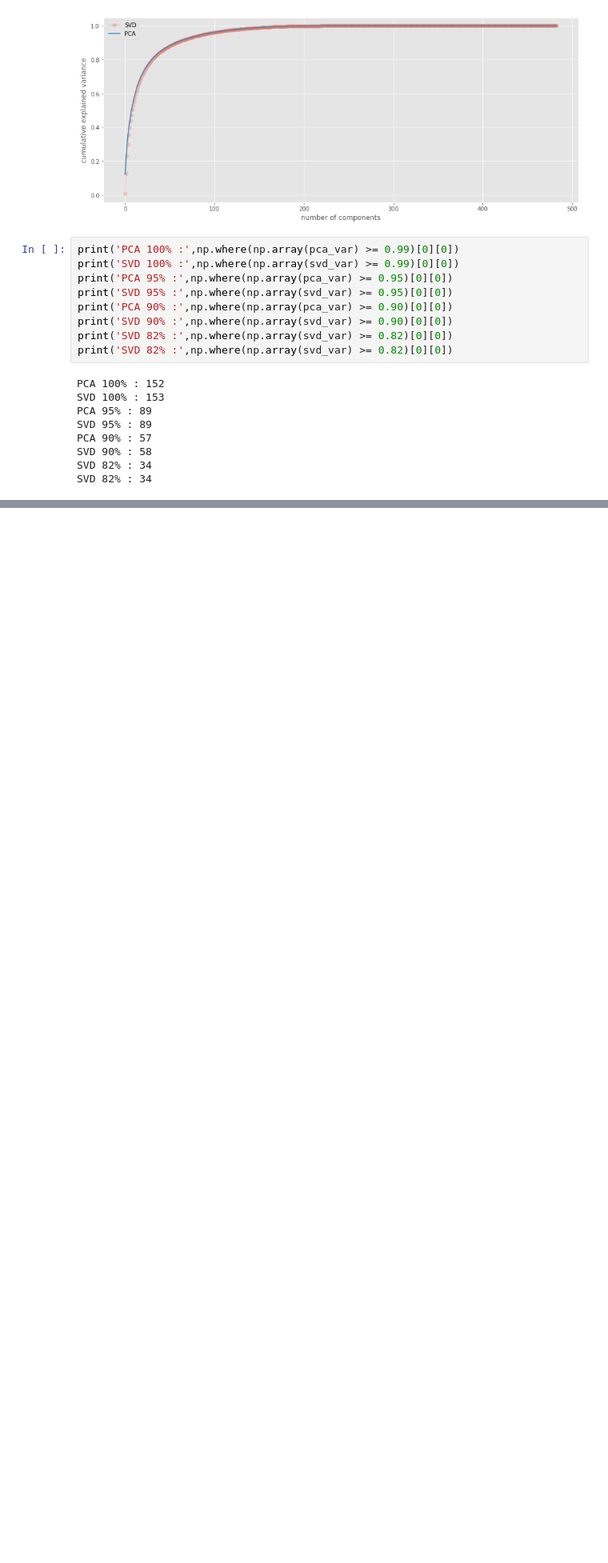
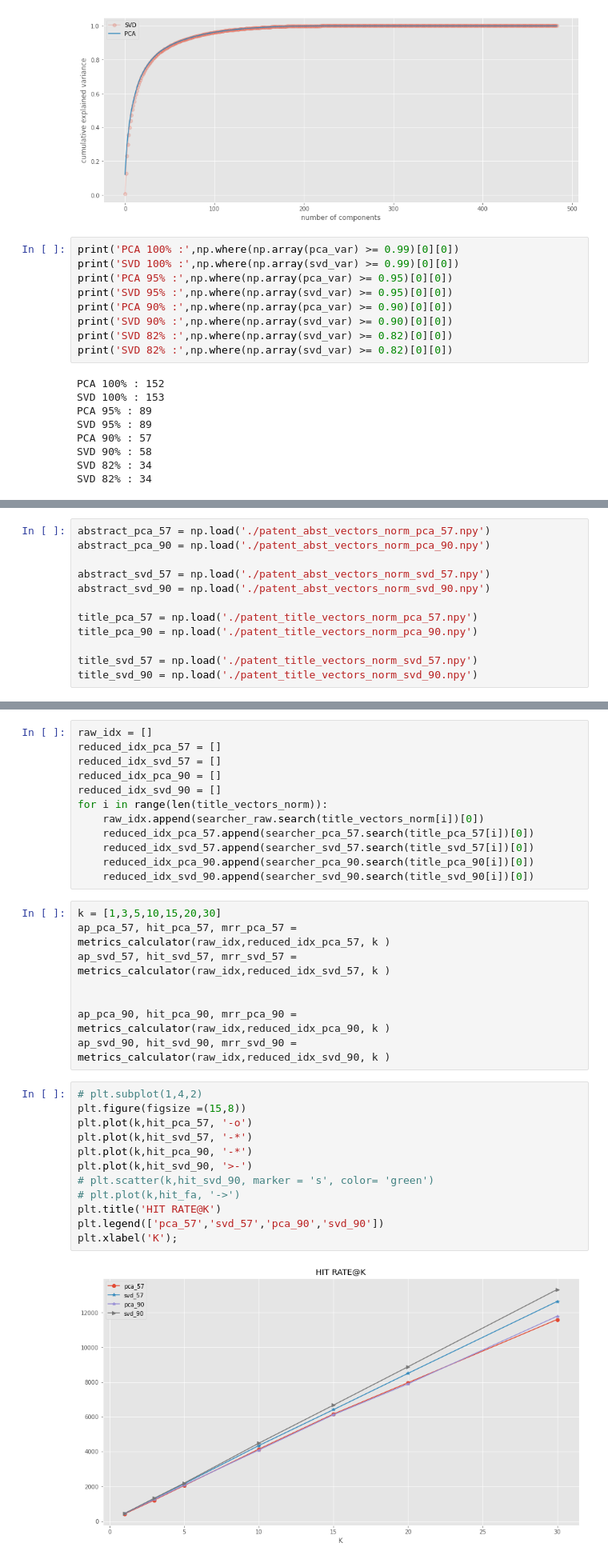
Before and after one commit to malinphy/e_repo, a Jupyter notebook: biogpt_patent.ipynb, the cells around one changed output, grey strips where cells are left out. Shown at 80% size. Cells and saved outputs as stored; diff of their text form; blank space fills up the shorter version.

```diff
--- a/biogpt_patent.ipynb
+++ b/biogpt_patent.ipynb
@@ -131,0 +243,12 @@ SVD 82% : 34
+# %%
+abstract_pca_57 = np.load('./patent_abst_vectors_norm_pca_57.npy')
+abstract_pca_90 = np.load('./patent_abst_vectors_norm_pca_90.npy')
+
+abstract_svd_57 = np.load('./patent_abst_vectors_norm_svd_57.npy')
+abstract_svd_90 = np.load('./patent_abst_vectors_norm_svd_90.npy')
+
+title_pca_57 = np.load('./patent_title_vectors_norm_pca_57.npy')
+title_pca_90 = np.load('./patent_title_vectors_norm_pca_90.npy')
+
+title_svd_57 = np.load('./patent_title_vectors_norm_svd_57.npy')
+title_svd_90 = np.load('./patent_title_vectors_norm_svd_90.npy')
@@ -131,0 +293,34 @@ SVD 82% : 34
+# %%
+raw_idx = []
+reduced_idx_pca_57 = []
+reduced_idx_svd_57 = []
+reduced_idx_pca_90 = []
+reduced_idx_svd_90 = []
+for i in range(len(title_vectors_norm)):
+    raw_idx.append(searcher_raw.search(title_vectors_norm[i])[0])
+    reduced_idx_pca_57.append(searcher_pca_57.search(title_pca_57[i])[0])
+    reduced_idx_svd_57.append(searcher_svd_57.search(title_svd_57[i])[0])
+    reduced_idx_pca_90.append(searcher_pca_90.search(title_pca_90[i])[0])
+    reduced_idx_svd_90.append(searcher_svd_90.search(title_svd_90[i])[0])
+# %%
+k = [1,3,5,10,15,20,30]
+ap_pca_57, hit_pca_57, mrr_pca_57 = metrics_calculator(raw_idx,reduced_idx_pca_57, k )
+ap_svd_57, hit_svd_57, mrr_svd_57 = metrics_calculator(raw_idx,reduced_idx_svd_57, k )
+
+
+ap_pca_90, hit_pca_90, mrr_pca_90 = metrics_calculator(raw_idx,reduced_idx_pca_90, k )
+ap_svd_90, hit_svd_90, mrr_svd_90 = metrics_calculator(raw_idx,reduced_idx_svd_90, k )
+# %%
+# plt.subplot(1,4,2)
+plt.figure(figsize =(15,8))
+plt.plot(k,hit_pca_57, '-o')
+plt.plot(k,hit_svd_57, '-*')
+plt.plot(k,hit_pca_90, '-*')
+plt.plot(k,hit_svd_90, '>-')
+# plt.scatter(k,hit_svd_90, marker = 's', color= 'green')
+# plt.plot(k,hit_fa, '->')
+plt.title('HIT RATE@K')
+plt.legend(['pca_57','svd_57','pca_90','svd_90'])
+plt.xlabel('K');
+# %% [output]
+[figure, added]
```
Also changed, not shown: parts of 11 cells of this notebook.
